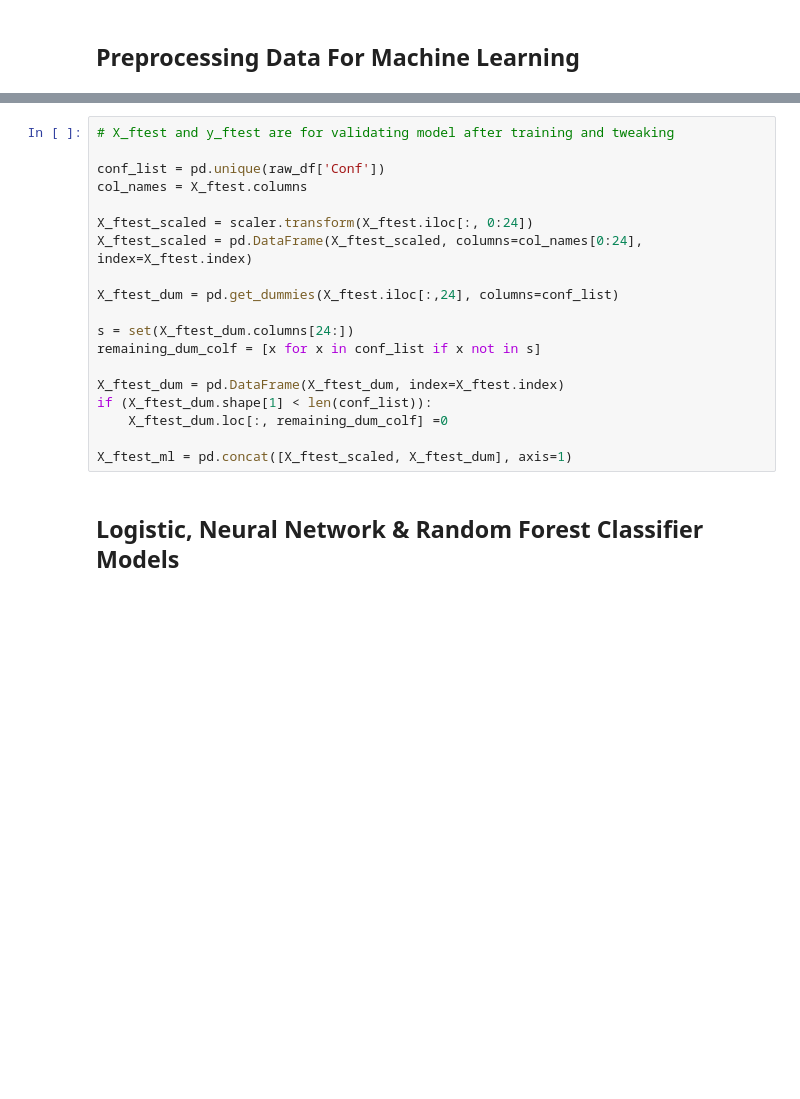
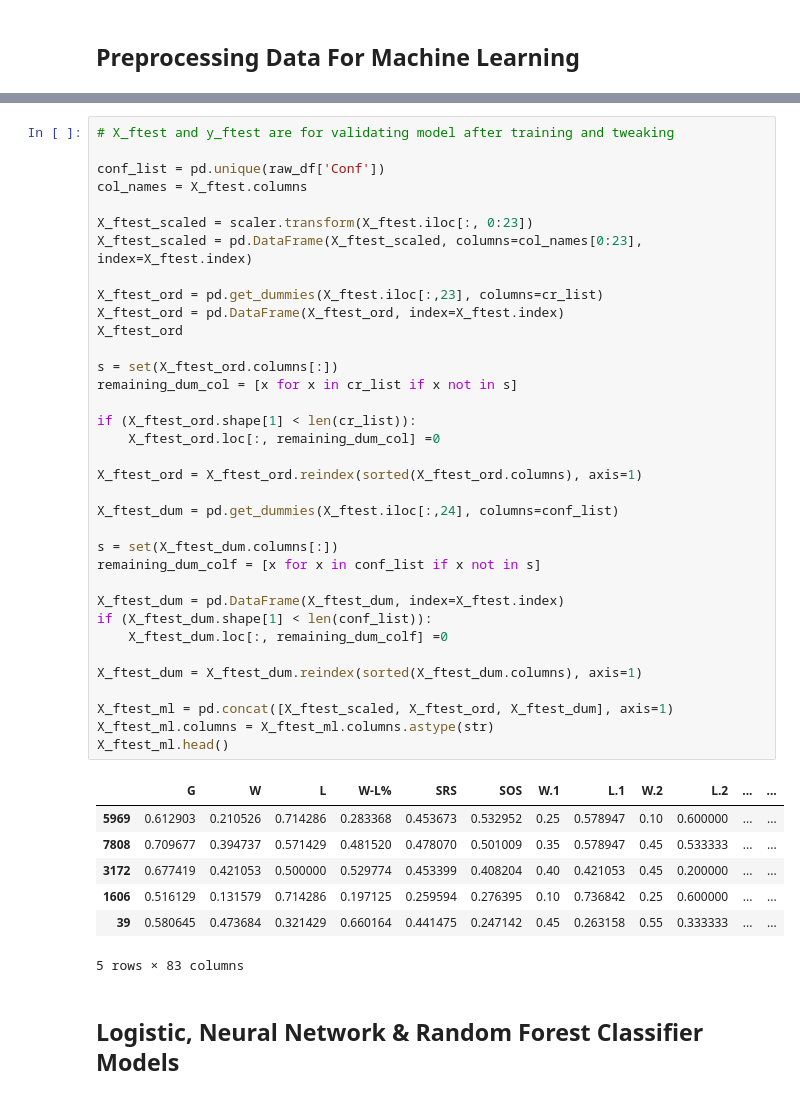
Before and after one commit to drchachere/NCAA-BB-Tourn-Qualification, a Jupyter notebook: model-development/NCAA-tourn-qual-model.ipynb, the cells around one changed output, grey strips where cells are left out. Drawn from its saved outputs; the diff is of its cells as text; blank space fills up the shorter version.

```diff
--- a/model-development/NCAA-tourn-qual-model.ipynb
+++ b/model-development/NCAA-tourn-qual-model.ipynb
@@ -126,22 +184,46 @@ X_test_ml.head()
 # %%
 # X_ftest and y_ftest are for validating model after training and tweaking
 
 conf_list = pd.unique(raw_df['Conf'])
 col_names = X_ftest.columns
 
-X_ftest_scaled = scaler.transform(X_ftest.iloc[:, 0:24])
-X_ftest_scaled = pd.DataFrame(X_ftest_scaled, columns=col_names[0:24], index=X_ftest.index)
+X_ftest_scaled = scaler.transform(X_ftest.iloc[:, 0:23])
+X_ftest_scaled = pd.DataFrame(X_ftest_scaled, columns=col_names[0:23], index=X_ftest.index)
+
+X_ftest_ord = pd.get_dummies(X_ftest.iloc[:,23], columns=cr_list)
+X_ftest_ord = pd.DataFrame(X_ftest_ord, index=X_ftest.index)
+X_ftest_ord
+
+s = set(X_ftest_ord.columns[:])
+remaining_dum_col = [x for x in cr_list if x not in s]
+
+if (X_ftest_ord.shape[1] < len(cr_list)):
+    X_ftest_ord.loc[:, remaining_dum_col] =0
+
+X_ftest_ord = X_ftest_ord.reindex(sorted(X_ftest_ord.columns), axis=1)
 
 X_ftest_dum = pd.get_dummies(X_ftest.iloc[:,24], columns=conf_list)
 
-s = set(X_ftest_dum.columns[24:])
+s = set(X_ftest_dum.columns[:])
 remaining_dum_colf = [x for x in conf_list if x not in s]
 
 X_ftest_dum = pd.DataFrame(X_ftest_dum, index=X_ftest.index)
 if (X_ftest_dum.shape[1] < len(conf_list)):
     X_ftest_dum.loc[:, remaining_dum_colf] =0
 
-X_ftest_ml = pd.concat([X_ftest_scaled, X_ftest_dum], axis=1)
+X_ftest_dum = X_ftest_dum.reindex(sorted(X_ftest_dum.columns), axis=1)
+
+X_ftest_ml = pd.concat([X_ftest_scaled, X_ftest_ord, X_ftest_dum], axis=1)
+X_ftest_ml.columns = X_ftest_ml.columns.astype(str)
+X_ftest_ml.head()
+# %% [output]
+|  | G | W | L | W-L% | SRS | SOS | W.1 | L.1 | W.2 | L.2 | ... | ... |
+| 5969 | 0.612903 | 0.210526 | 0.714286 | 0.283368 | 0.453673 | 0.532952 | 0.25 | 0.578947 | 0.10 | 0.600000 | ... | ... |
+| 7808 | 0.709677 | 0.394737 | 0.571429 | 0.481520 | 0.478070 | 0.501009 | 0.35 | 0.578947 | 0.45 | 0.533333 | ... | ... |
+| 3172 | 0.677419 | 0.421053 | 0.500000 | 0.529774 | 0.453399 | 0.408204 | 0.40 | 0.421053 | 0.45 | 0.200000 | ... | ... |
+| 1606 | 0.516129 | 0.131579 | 0.714286 | 0.197125 | 0.259594 | 0.276395 | 0.10 | 0.736842 | 0.25 | 0.600000 | ... | ... |
+| 39 | 0.580645 | 0.473684 | 0.321429 | 0.660164 | 0.441475 | 0.247142 | 0.45 | 0.263158 | 0.55 | 0.333333 | ... | ... |
+5 rows × 83 columns
 # %% [markdown]
 ## Logistic, Neural Network & Random Forest Classifier Models
 # %%
```
Also changed, not shown: parts of 16 cells of this notebook, 11 other files.
